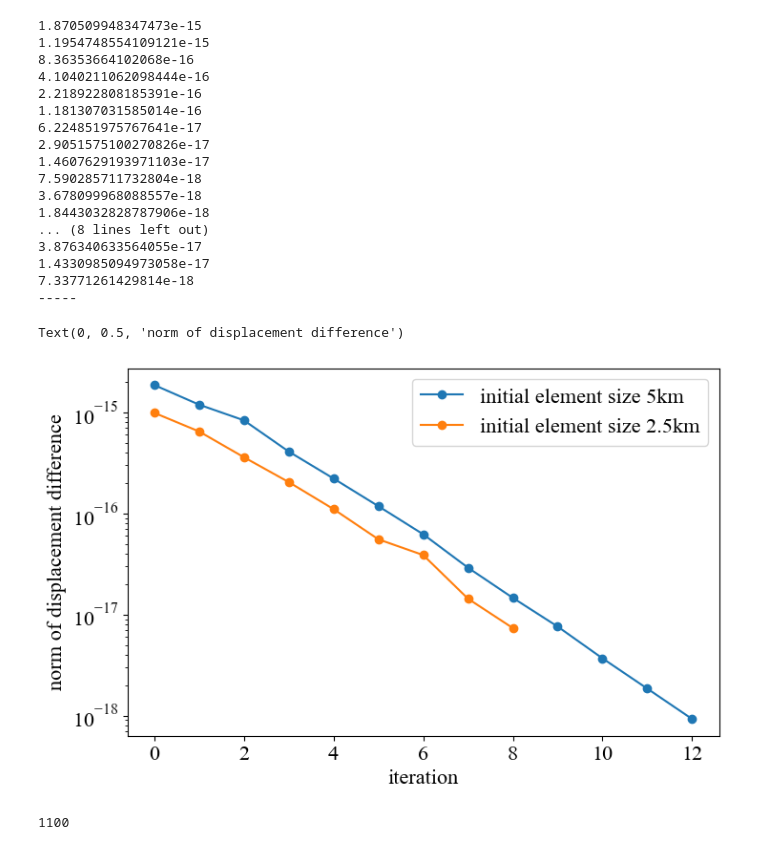
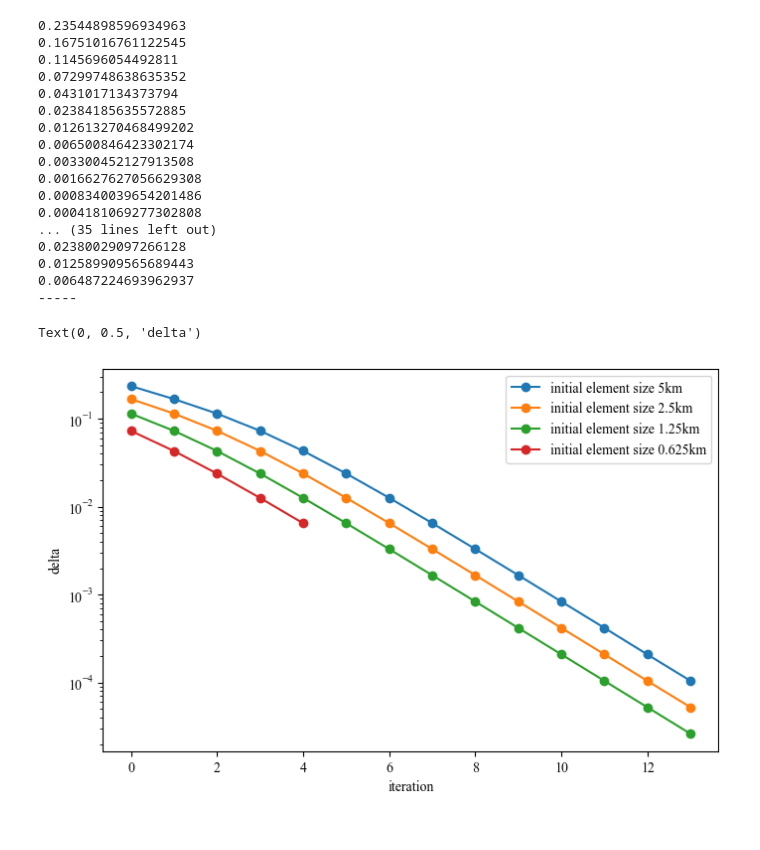
Before and after one commit to KaiNakao/AdaptiveFEM_parallel, a Jupyter notebook: work/check_convergence.ipynb, the cells around one changed output. Cells and saved outputs as stored; diff of their text form; code cells hidden in the pictures.

```diff
--- a/work/check_convergence.ipynb
+++ b/work/check_convergence.ipynb
@@ -2,5 +2,4 @@
 import matplotlib.pyplot as plt
 import numpy as np
 plt.rcParams['font.family'] = 'Times New Roman'
-plt.rcParams["font.size"] = 16
 # %%
@@ -80,54 +94,50 @@ with open(filename, "r") as f:
         line = f.readline()
         obs_points[i] = [float(x) for x in line.split()]
 # %%
-nload = 51
-nobs = 1100
+nload = 48
+nobs = 944
 fig, ax = plt.subplots(figsize=(8, 5))
 for isetting in range(len(dir_ls_arr)):
     dir_ls = dir_ls_arr[isetting]
     delta_plt = []
     uobs = np.zeros((nload, nobs*3))
     uobs_prev = np.zeros((nload, nobs*3))
 
     for iload in range(nload):
         filename = dir_ls[0] + "displacement/" + str(iload + 1).zfill(4) + "_obs.bin"
         uobs_prev[iload] = np.fromfile(filename, dtype=np.float64)
     for i in range(1, len(dir_ls)):
         for iload in range(nload):
             filename = dir_ls[i] + "displacement/" + str(iload + 1).zfill(4) + "_obs.bin"
             uobs[iload] = np.fromfile(filename, dtype=np.float64)
-        delta = np.linalg.norm(uobs - uobs_prev)
+        delta = np.linalg.norm(uobs - uobs_prev) / np.linalg.norm(uobs_prev)
         print(delta)
         delta_plt.append(delta)
         uobs_prev = uobs.copy()
     ax.plot(delta_plt, marker="o", label=label_ls[isetting])
     print("-----")
 ax.set_yscale("log")
 ax.legend(loc='upper right')
 ax.set_xlabel("iteration")
-ax.set_ylabel("norm of displacement difference")
+ax.set_ylabel("delta")
 # %% [output]
-1.870509948347473e-15
-1.1954748554109121e-15
-8.36353664102068e-16
-4.1040211062098444e-16
-2.218922808185391e-16
-1.181307031585014e-16
-6.224851975767641e-17
-2.9051575100270826e-17
-1.4607629193971103e-17
-7.590285711732804e-18
-3.678099968088557e-18
-1.8443032828787906e-18
-... (8 lines left out)
-3.876340633564055e-17
-1.4330985094973058e-17
-7.33771261429814e-18
+0.23544898596934963
+0.16751016761122545
+0.1145696054492811
+0.07299748638635352
+0.0431017134373794
+0.02384185635572885
+0.012613270468499202
+0.006500846423302174
+0.003300452127913508
+0.0016627627056629308
+0.0008340039654201486
+0.0004181069277302808
+... (35 lines left out)
+0.02380029097266128
+0.012589909565689443
+0.006487224693962937
 -----
-Text(0, 0.5, 'norm of displacement difference')
+Text(0, 0.5, 'delta')
-[figure, old version]
+[figure, new version]
-# %%
-nobs
-# %% [output]
-1100
 # %%
```
Also changed, not shown: parts of 5 cells of this notebook, 3 other files.
